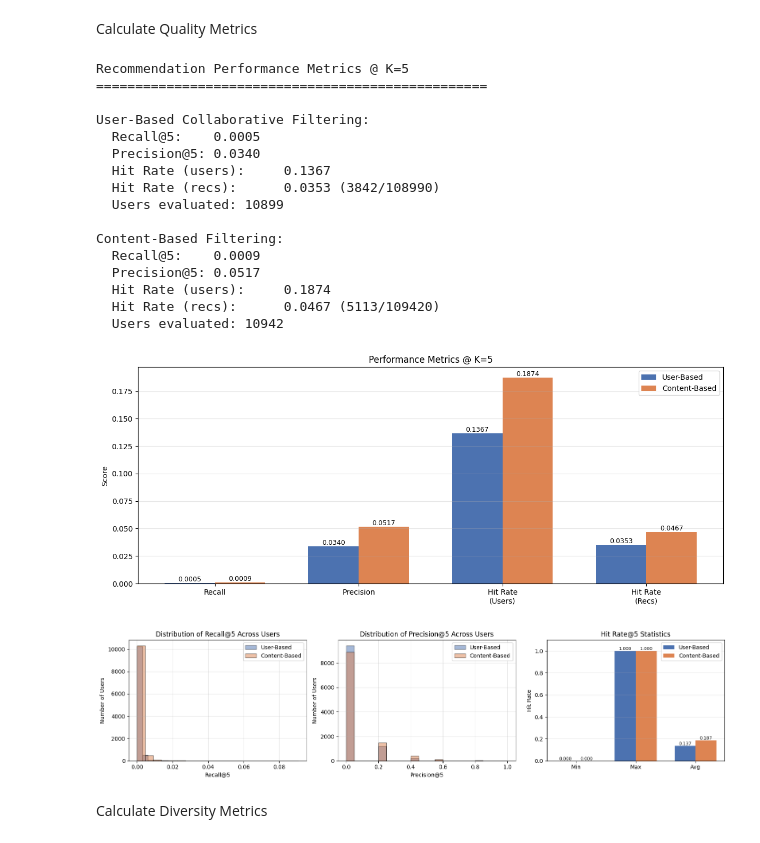
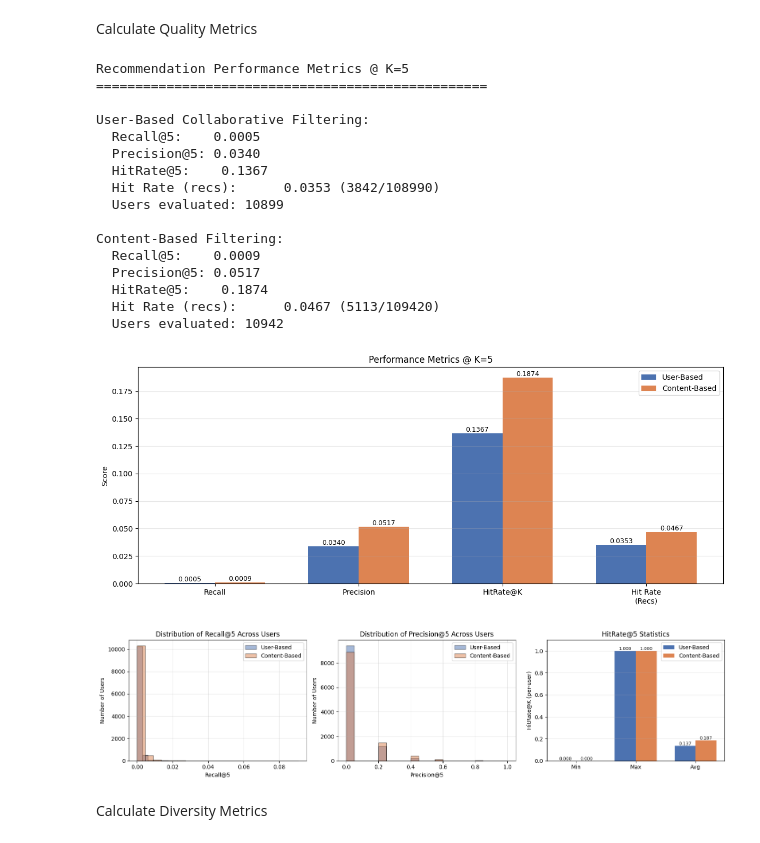
Before and after one commit to raahed/social-network-study-anime, a Jupyter notebook: notebook/evaluation.ipynb, the cells around one changed output. Drawn from its saved outputs; the diff is of its cells as text; code cells hidden in the pictures.

Commit message:
Implemented HitRate@K

```diff
--- a/notebook/evaluation.ipynb
+++ b/notebook/evaluation.ipynb
@@ -60,6 +60,11 @@ def precision_at_k(y_true: np.ndarray, y_scores: np.ndarray, k: int) -> float:
     top_k_idx = np.argsort(y_scores)[::-1][:k]
     tp_at_k = y_true[top_k_idx].sum()
     return tp_at_k / k
+
+def hitrate_at_k(y_true: np.ndarray, y_scores: np.ndarray, k: int) -> float:
+    """Compute HitRate@K: 1 if any of the top-K is relevant, else 0."""
+    top_k_idx = np.argsort(y_scores)[::-1][:k]
+    return 1.0 if y_true[top_k_idx].sum() > 0 else 0.0
 # %% [markdown]
 Calculate Quality Metrics
 # %%
@@ -82,6 +87,8 @@ ub_recalls = []
 ub_precisions = []
 cb_recalls = []
 cb_precisions = []
+ub_hitrates = []
+cb_hitrates = []
 
 # User-based metrics (use recommendation 'score' as importance)
 for user_id in common_users_ub:
@@ -104,6 +111,7 @@ for user_id in common_users_ub:
     if y_true.sum() > 0:  # Only calculate if user has watched anime
         ub_recalls.append(recall_at_k(y_true, y_scores, GLOBAL_K_VALUE))
         ub_precisions.append(precision_at_k(y_true, y_scores, GLOBAL_K_VALUE))
+        ub_hitrates.append(hitrate_at_k(y_true, y_scores, GLOBAL_K_VALUE))
 
 # Content-based metrics (use recommendation 'score' as importance)
 for user_id in common_users_cb:
@@ -126,6 +134,7 @@ for user_id in common_users_cb:
     if y_true.sum() > 0:
         cb_recalls.append(recall_at_k(y_true, y_scores, GLOBAL_K_VALUE))
         cb_precisions.append(precision_at_k(y_true, y_scores, GLOBAL_K_VALUE))
+        cb_hitrates.append(hitrate_at_k(y_true, y_scores, GLOBAL_K_VALUE))
 
 # Calculate averages (handle empty lists safely)
 avg_ub_recall = np.mean(ub_recalls) if ub_recalls else 0.0
@@ -133,9 +142,9 @@ avg_ub_precision = np.mean(ub_precisions) if ub_precisions else 0.0
 avg_cb_recall = np.mean(cb_recalls) if cb_recalls else 0.0
 avg_cb_precision = np.mean(cb_precisions) if cb_precisions else 0.0
 
-# Calculate hit rates (percentage of users with at least one hit in top-k)
-ub_hit_rate_users = np.mean([1 if p > 0 else 0 for p in ub_precisions]) if ub_precisions else 0.0
-cb_hit_rate_users = np.mean([1 if p > 0 else 0 for p in cb_precisions]) if cb_precisions else 0.0
+# HitRate@K (fraction of users with at least one hit in top-k)
+ub_hitrate_k = np.mean(ub_hitrates) if ub_hitrates else 0.0
+cb_hitrate_k = np.mean(cb_hitrates) if cb_hitrates else 0.0
 
 # Calculate hit rate as percentage of recommendations that were actually watched
 # Get all recommendations as sets per user
@@ -168,14 +177,14 @@ print(f"Recommendation Performance Metrics @ K={GLOBAL_K_VALUE}\n" + "="*50)
 print(f"\nUser-Based Collaborative Filtering:")
 print(f"  Recall@{GLOBAL_K_VALUE}:    {avg_ub_recall:.4f}")
 print(f"  Precision@{GLOBAL_K_VALUE}: {avg_ub_precision:.4f}")
-print(f"  Hit Rate (users):     {ub_hit_rate_users:.4f}")
+print(f"  HitRate@{GLOBAL_K_VALUE}:    {ub_hitrate_k:.4f}")
 print(f"  Hit Rate (recs):      {ub_hit_rate_recs:.4f} ({ub_watched_recs}/{ub_total_recs})")
 print(f"  Users evaluated: {len(ub_recalls)}")
 
 print(f"\nContent-Based Filtering:")
 print(f"  Recall@{GLOBAL_K_VALUE}:    {avg_cb_recall:.4f}")
 print(f"  Precision@{GLOBAL_K_VALUE}: {avg_cb_precision:.4f}")
-print(f"  Hit Rate (users):     {cb_hit_rate_users:.4f}")
+print(f"  HitRate@{GLOBAL_K_VALUE}:    {cb_hitrate_k:.4f}")
 print(f"  Hit Rate (recs):      {cb_hit_rate_recs:.4f} ({cb_watched_recs}/{cb_total_recs})")
 print(f"  Users evaluated: {len(cb_recalls)}")
 # %% [output]
@@ -185,22 +194,22 @@ Recommendation Performance Metrics @ K=5
 User-Based Collaborative Filtering:
   Recall@5:    0.0005
   Precision@5: 0.0340
-  Hit Rate (users):     0.1367
+  HitRate@5:    0.1367
   Hit Rate (recs):      0.0353 (3842/108990)
   Users evaluated: 10899
 
 Content-Based Filtering:
   Recall@5:    0.0009
   Precision@5: 0.0517
-  Hit Rate (users):     0.1874
+  HitRate@5:    0.1874
   Hit Rate (recs):      0.0467 (5113/109420)
   Users evaluated: 10942
 # %%
 # Bar chart comparison
 metrics_data = pd.DataFrame({
-    'Metric': ['Recall', 'Precision', 'Hit Rate\n(Users)', 'Hit Rate\n(Recs)'],
-    'User-Based': [avg_ub_recall, avg_ub_precision, ub_hit_rate_users, ub_hit_rate_recs],
-    'Content-Based': [avg_cb_recall, avg_cb_precision, cb_hit_rate_users, cb_hit_rate_recs]
+    'Metric': ['Recall', 'Precision', 'HitRate@K', 'Hit Rate\n(Recs)'],
+    'User-Based': [avg_ub_recall, avg_ub_precision, ub_hitrate_k, ub_hit_rate_recs],
+    'Content-Based': [avg_cb_recall, avg_cb_precision, cb_hitrate_k, cb_hit_rate_recs]
 })
 
 fig, ax = plt.subplots(figsize=(12, 5))
@@ -250,45 +259,45 @@ axes[1].legend()
 axes[1].grid(alpha=0.3)
 
 # Hit rate as binary (0 or 1) per user
-ub_hits = [1 if p > 0 else 0 for p in ub_precisions]
-cb_hits = [1 if p > 0 else 0 for p in cb_precisions]
+ub_hits = [int(h > 0) for h in ub_hitrates]
+cb_hits = [int(h > 0) for h in cb_hitrates]
 
 # Calculate statistics
-ub_stats = {'min': min(ub_hits), 'max': max(ub_hits), 'avg': np.mean(ub_hits)}
-cb_stats = {'min': min(cb_hits), 'max': max(cb_hits), 'avg': np.mean(cb_hits)}
+ub_stats = {'min': min(ub_hits) if ub_hits else 0, 'max': max(ub_hits) if ub_hits else 0, 'avg': float(np.mean(ub_hits)) if ub_hits else 0.0}
+cb_stats = {'min': min(cb_hits) if cb_hits else 0, 'max': max(cb_hits) if cb_hits else 0, 'avg': float(np.mean(cb_hits)) if cb_hits else 0.0}
 
 # Create grouped bar chart for hit rate
 categories = ['Min', 'Max', 'Avg']
 ub_values = [ub_stats['min'], ub_stats['max'], ub_stats['avg']]
 cb_values = [cb_stats['min'], cb_stats['max'], cb_stats['avg']]
 
 x_pos = np.arange(len(categories))
 width = 0.35
 
 bars1 = axes[2].bar(x_pos - width/2, ub_values, width, label='User-Based', color='#4C72B0')
 bars2 = axes[2].bar(x_pos + width/2, cb_values, width, label='Content-Based', color='#DD8452')
 
-axes[2].set_ylabel('Hit Rate')
-axes[2].set_title(f'Hit Rate@{GLOBAL_K_VALUE} Statistics')
+axes[2].set_ylabel('HitRate@K (per-user)')
+axes[2].set_title(f'HitRate@{GLOBAL_K_VALUE} Statistics')
 axes[2].set_xticks(x_pos)
 axes[2].set_xticklabels(categories)
 axes[2].legend()
 axes[2].grid(axis='y', alpha=0.3)
 axes[2].set_ylim([0, 1.1])
 
 # Add value labels on bars
 for bars in [bars1, bars2]:
     for bar in bars:
         height = bar.get_height()
         axes[2].text(bar.get_x() + bar.get_width()/2., height,
                 f'{height:.3f}',
                 ha='center', va='bottom', fontsize=8)
 
 plt.tight_layout()
 plt.show()
 # %% [output]
-[figure, old version]
+[figure, new version]
-[figure, old version]
+[figure, new version]
 # %% [markdown]
 Calculate Diversity Metrics
 # %%
```
